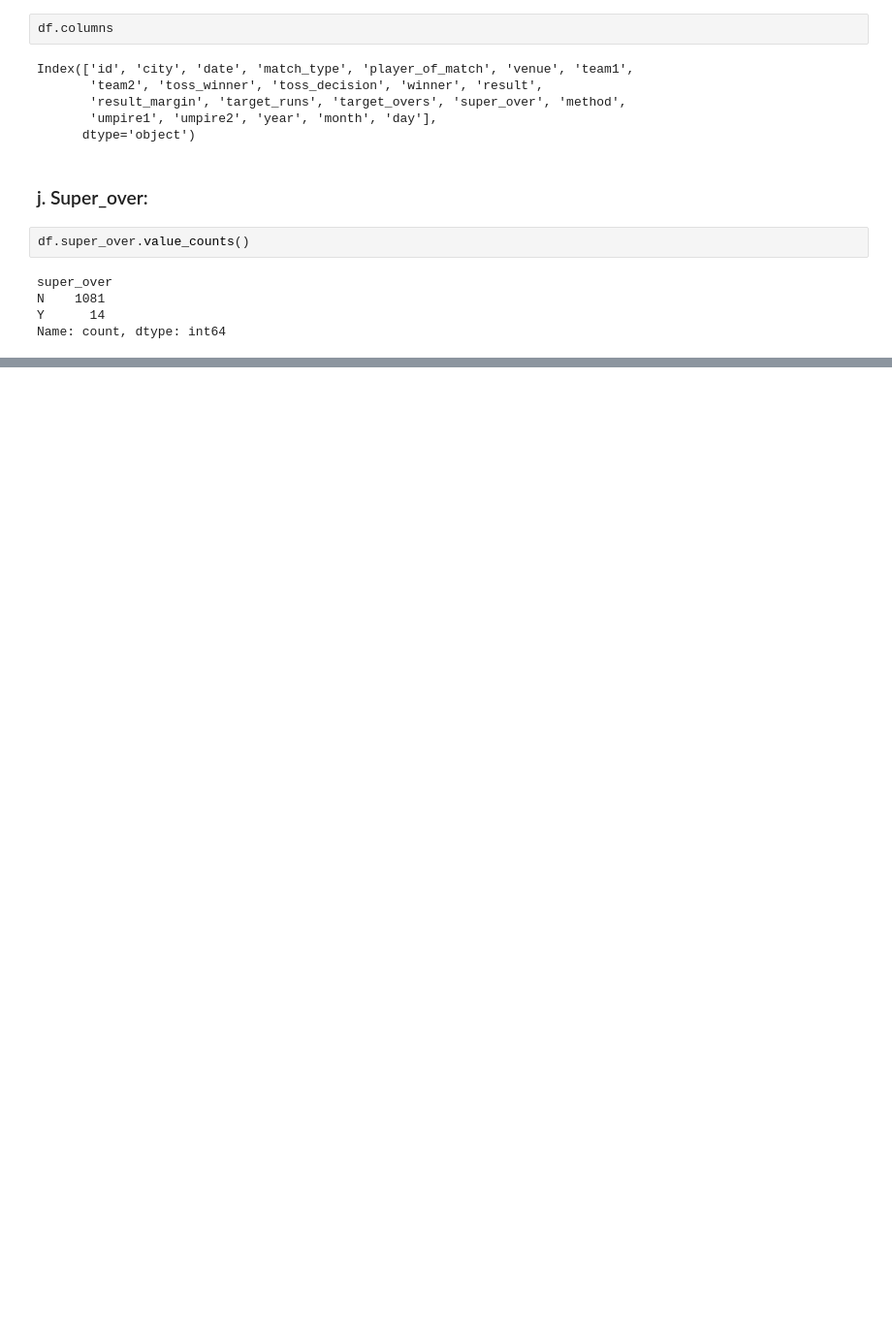
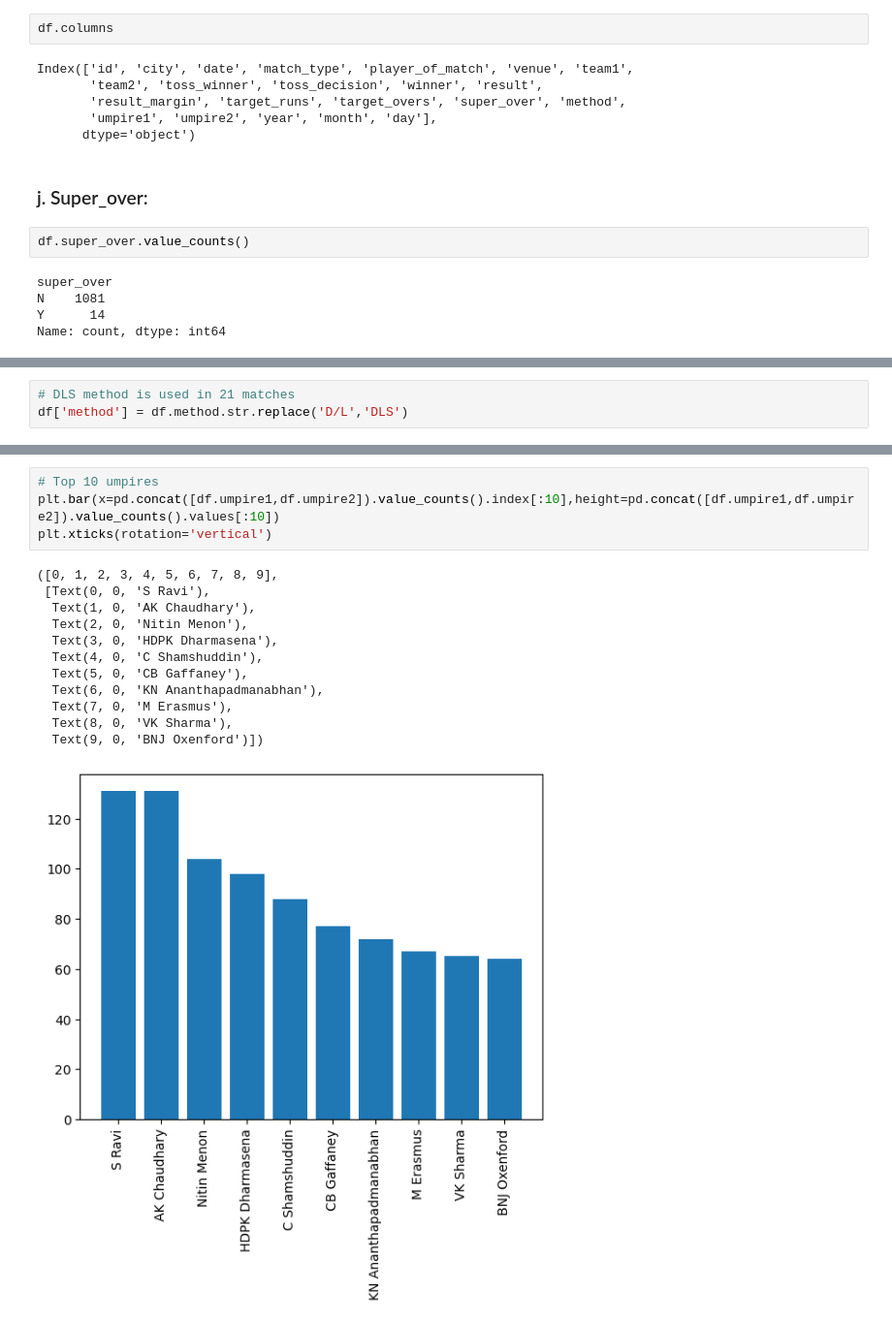
Before and after one commit to DeepeshIITdh/IPL-Matches-Analysis, a Jupyter notebook: IPL Matches Analysis.ipynb, the cells around one changed output, grey strips where cells are left out. Shown at 97% size. Drawn from its saved outputs; the diff is of its cells as text; blank space fills up the shorter version.

```diff
--- a/IPL Matches Analysis.ipynb
+++ b/IPL Matches Analysis.ipynb
@@ -316,0 +357,3 @@ Name: count, dtype: int64
+# %%
+# DLS method is used in 21 matches
+df['method'] = df.method.str.replace('D/L','DLS')
@@ -316,0 +388,17 @@ Name: count, dtype: int64
+# %%
+# Top 10 umpires
+plt.bar(x=pd.concat([df.umpire1,df.umpire2]).value_counts().index[:10],height=pd.concat([df.umpire1,df.umpire2]).value_counts().values[:10])
+plt.xticks(rotation='vertical')
+# %% [output]
+([0, 1, 2, 3, 4, 5, 6, 7, 8, 9],
+ [Text(0, 0, 'S Ravi'),
+  Text(1, 0, 'AK Chaudhary'),
+  Text(2, 0, 'Nitin Menon'),
+  Text(3, 0, 'HDPK Dharmasena'),
+  Text(4, 0, 'C Shamshuddin'),
+  Text(5, 0, 'CB Gaffaney'),
+  Text(6, 0, 'KN Ananthapadmanabhan'),
+  Text(7, 0, 'M Erasmus'),
+  Text(8, 0, 'VK Sharma'),
+  Text(9, 0, 'BNJ Oxenford')])
+[figure, added]
```
Also changed, not shown: parts of 9 cells of this notebook.
